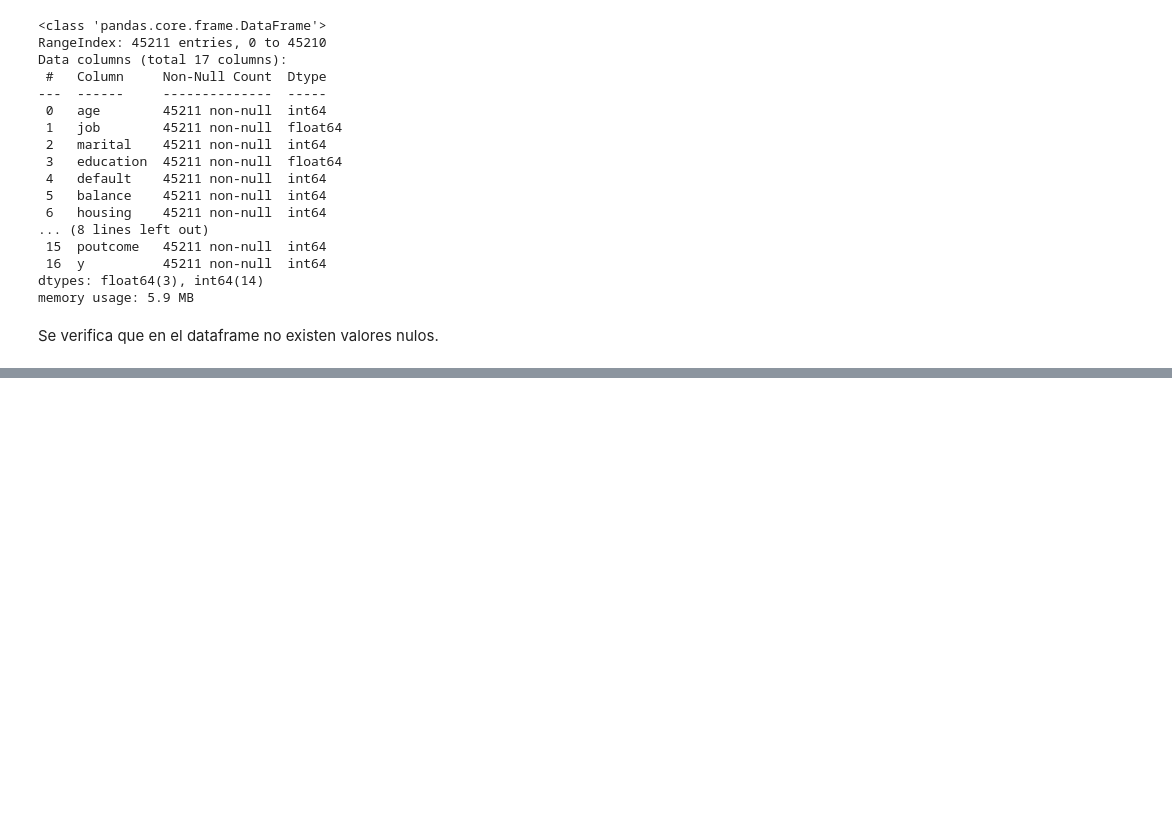
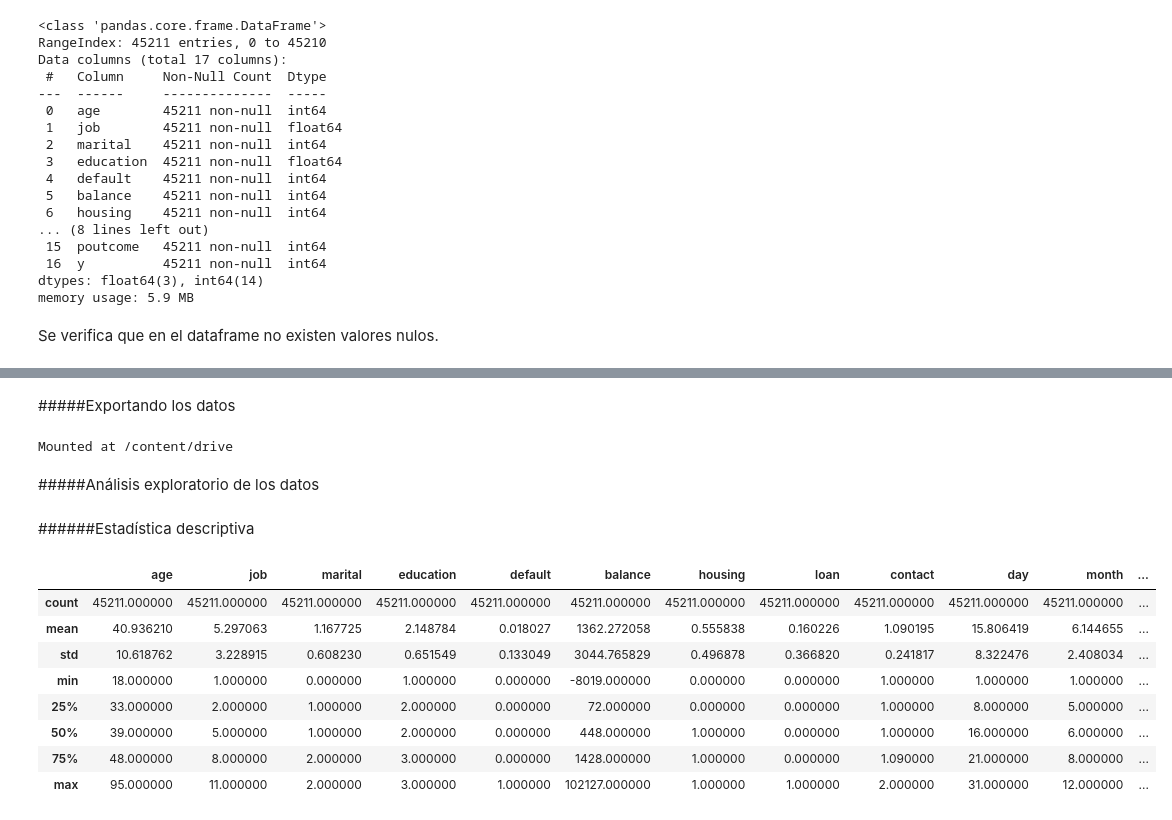
Before and after one commit to cristiandarioortegayubro/Maestria-Ciencia-de-Datos-UBA-FCE, a Jupyter notebook: Taller_de_Programacion/TF_TPP_ORTEGA_YUBRO.ipynb, the cells around one changed output, grey strips where cells are left out. Saved outputs shown, nothing was run; the diff lists cells and outputs as text; code cells hidden in the pictures; blank space fills up the shorter version.

```diff
--- a/Taller_de_Programacion/TF_TPP_ORTEGA_YUBRO.ipynb
+++ b/Taller_de_Programacion/TF_TPP_ORTEGA_YUBRO.ipynb
@@ -644,0 +655,7 @@ Se verifica que en el dataframe no existen valores nulos.
+# %% [markdown]
+#####Exportando los datos
+# %%
+from google.colab import drive
+drive.mount('/content/drive')
+# %% [output]
+Mounted at /content/drive
@@ -644,0 +664,16 @@ Se verifica que en el dataframe no existen valores nulos.
+# %% [markdown]
+#####Análisis exploratorio de los datos
+# %% [markdown]
+######Estadística descriptiva
+# %%
+bankfull.describe()
+# %% [output]
+|  | age | job | marital | education | default | balance | housing | loan | contact | day | month | ... |
+| count | 45211.000000 | 45211.000000 | 45211.000000 | 45211.000000 | 45211.000000 | 45211.000000 | 45211.000000 | 45211.000000 | 45211.000000 | 45211.000000 | 45211.000000 | ... |
+| mean | 40.936210 | 5.297063 | 1.167725 | 2.148784 | 0.018027 | 1362.272058 | 0.555838 | 0.160226 | 1.090195 | 15.806419 | 6.144655 | ... |
+| std | 10.618762 | 3.228915 | 0.608230 | 0.651549 | 0.133049 | 3044.765829 | 0.496878 | 0.366820 | 0.241817 | 8.322476 | 2.408034 | ... |
+| min | 18.000000 | 1.000000 | 0.000000 | 1.000000 | 0.000000 | -8019.000000 | 0.000000 | 0.000000 | 1.000000 | 1.000000 | 1.000000 | ... |
+| 25% | 33.000000 | 2.000000 | 1.000000 | 2.000000 | 0.000000 | 72.000000 | 0.000000 | 0.000000 | 1.000000 | 8.000000 | 5.000000 | ... |
+| 50% | 39.000000 | 5.000000 | 1.000000 | 2.000000 | 0.000000 | 448.000000 | 1.000000 | 0.000000 | 1.000000 | 16.000000 | 6.000000 | ... |
+| 75% | 48.000000 | 8.000000 | 2.000000 | 3.000000 | 0.000000 | 1428.000000 | 1.000000 | 0.000000 | 1.090000 | 21.000000 | 8.000000 | ... |
+| max | 95.000000 | 11.000000 | 2.000000 | 3.000000 | 1.000000 | 102127.000000 | 1.000000 | 1.000000 | 2.000000 | 31.000000 | 12.000000 | ... |
```
Also changed, not shown: parts of 11 cells of this notebook.
